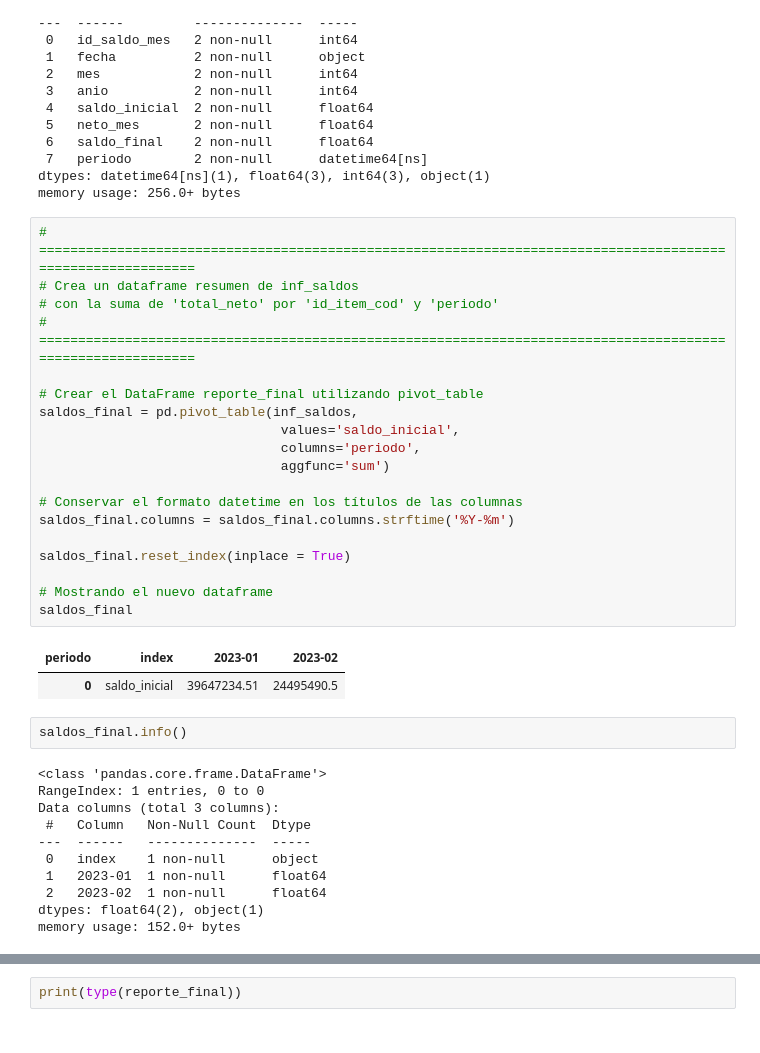
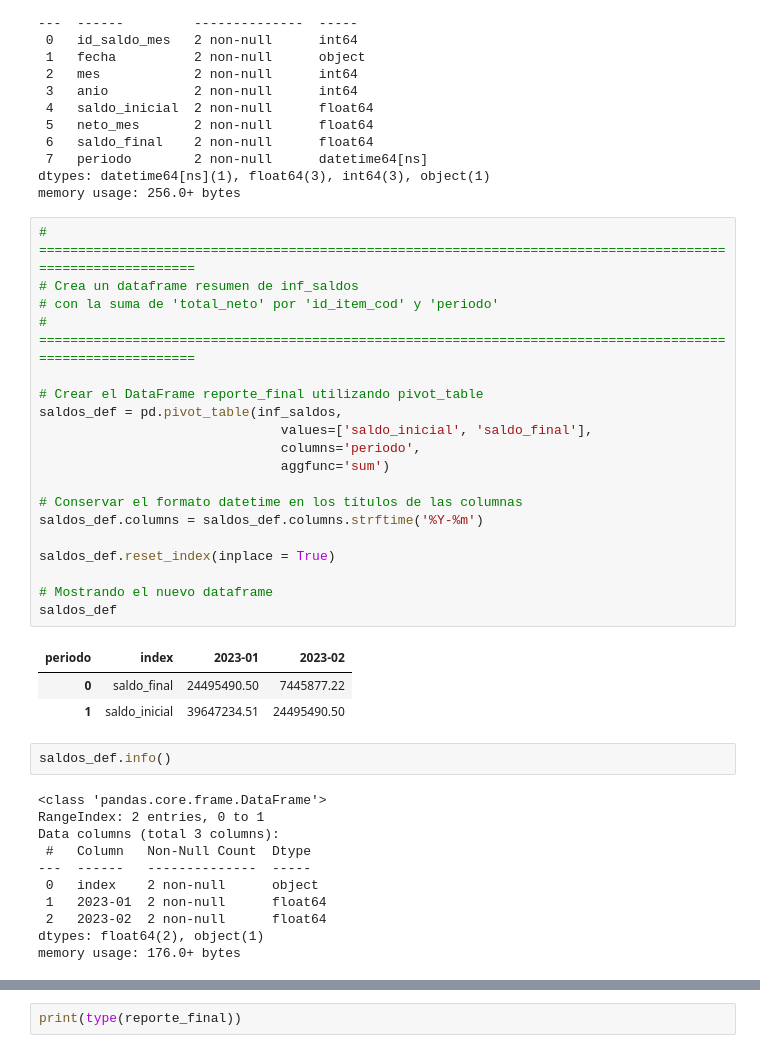
Before and after one commit to rosillogithub/Flujo_Caja_Directo, a Jupyter notebook: FCD_F03a_Prd_Reporte-mes parte 01.ipynb, the cells around one changed output, grey strips where cells are left out. Saved outputs shown, nothing was run; the diff lists cells and outputs as text.

```diff
--- a/FCD_F03a_Prd_Reporte-mes parte 01.ipynb
+++ b/FCD_F03a_Prd_Reporte-mes parte 01.ipynb
@@ -234,36 +254,37 @@ memory usage: 256.0+ bytes
 # %%
 # ============================================================================================================
 # Crea un dataframe resumen de inf_saldos
 # con la suma de 'total_neto' por 'id_item_cod' y 'periodo'
 # ============================================================================================================
 
 # Crear el DataFrame reporte_final utilizando pivot_table
-saldos_final = pd.pivot_table(inf_saldos,
-                               values='saldo_inicial',
+saldos_def = pd.pivot_table(inf_saldos,
+                               values=['saldo_inicial', 'saldo_final'],
                                columns='periodo',
                                aggfunc='sum')
 
 # Conservar el formato datetime en los títulos de las columnas
-saldos_final.columns = saldos_final.columns.strftime('%Y-%m')
+saldos_def.columns = saldos_def.columns.strftime('%Y-%m')
 
-saldos_final.reset_index(inplace = True)
+saldos_def.reset_index(inplace = True)
 
 # Mostrando el nuevo dataframe
-saldos_final
+saldos_def
 # %% [output]
 | periodo | index | 2023-01 | 2023-02 |
-| 0 | saldo_inicial | 39647234.51 | 24495490.5 |
+| 0 | saldo_final | 24495490.50 | 7445877.22 |
+| 1 | saldo_inicial | 39647234.51 | 24495490.50 |
 # %%
-saldos_final.info()
+saldos_def.info()
 # %% [output]
 <class 'pandas.core.frame.DataFrame'>
-RangeIndex: 1 entries, 0 to 0
+RangeIndex: 2 entries, 0 to 1
 Data columns (total 3 columns):
  #   Column   Non-Null Count  Dtype
 ---  ------   --------------  -----
- 0   index    1 non-null      object
- 1   2023-01  1 non-null      float64
- 2   2023-02  1 non-null      float64
+ 0   index    2 non-null      object
+ 1   2023-01  2 non-null      float64
+ 2   2023-02  2 non-null      float64
 dtypes: float64(2), object(1)
-memory usage: 152.0+ bytes
+memory usage: 176.0+ bytes
 # %%
```
Also changed, not shown: parts of 21 cells of this notebook, 5 other files.
